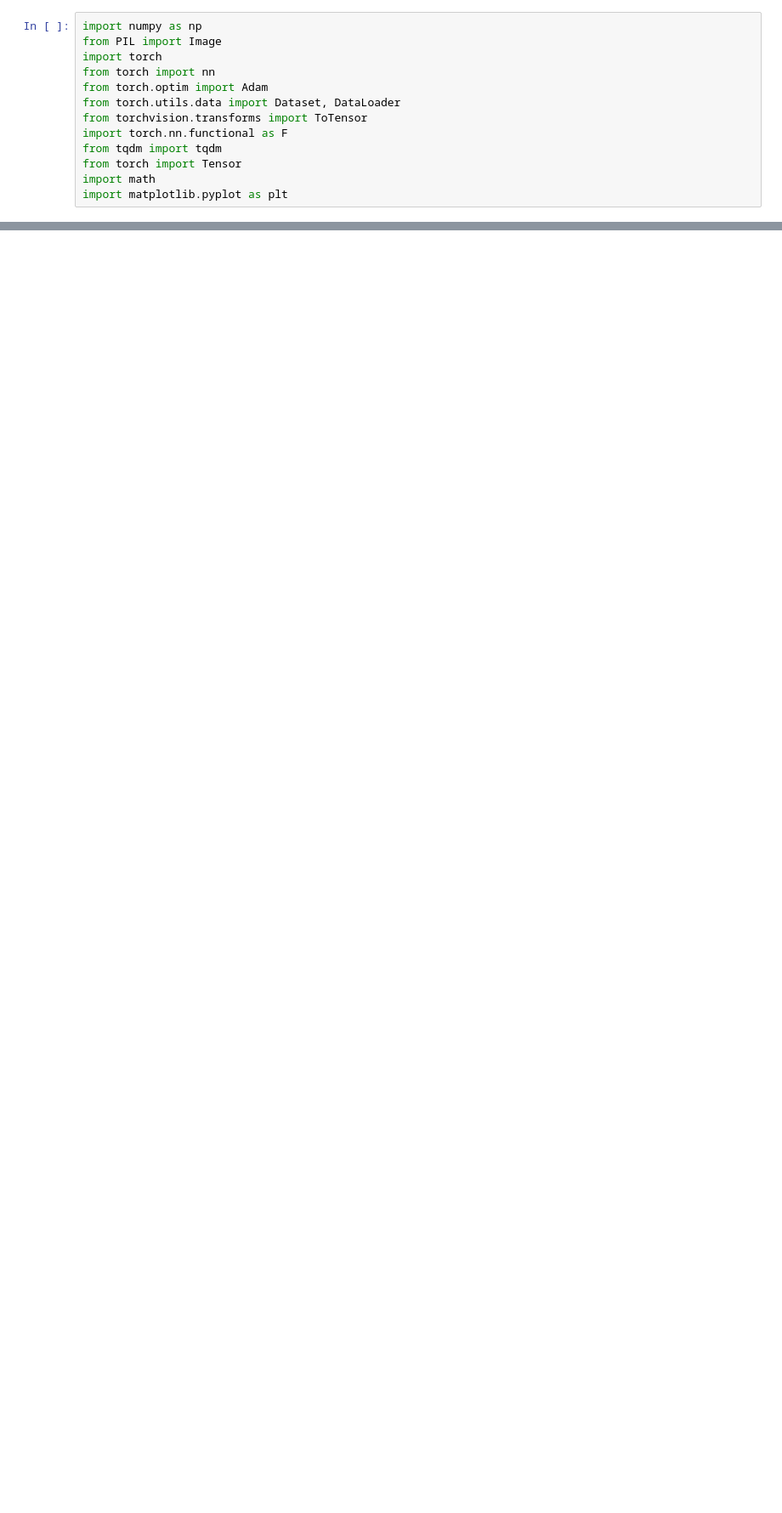
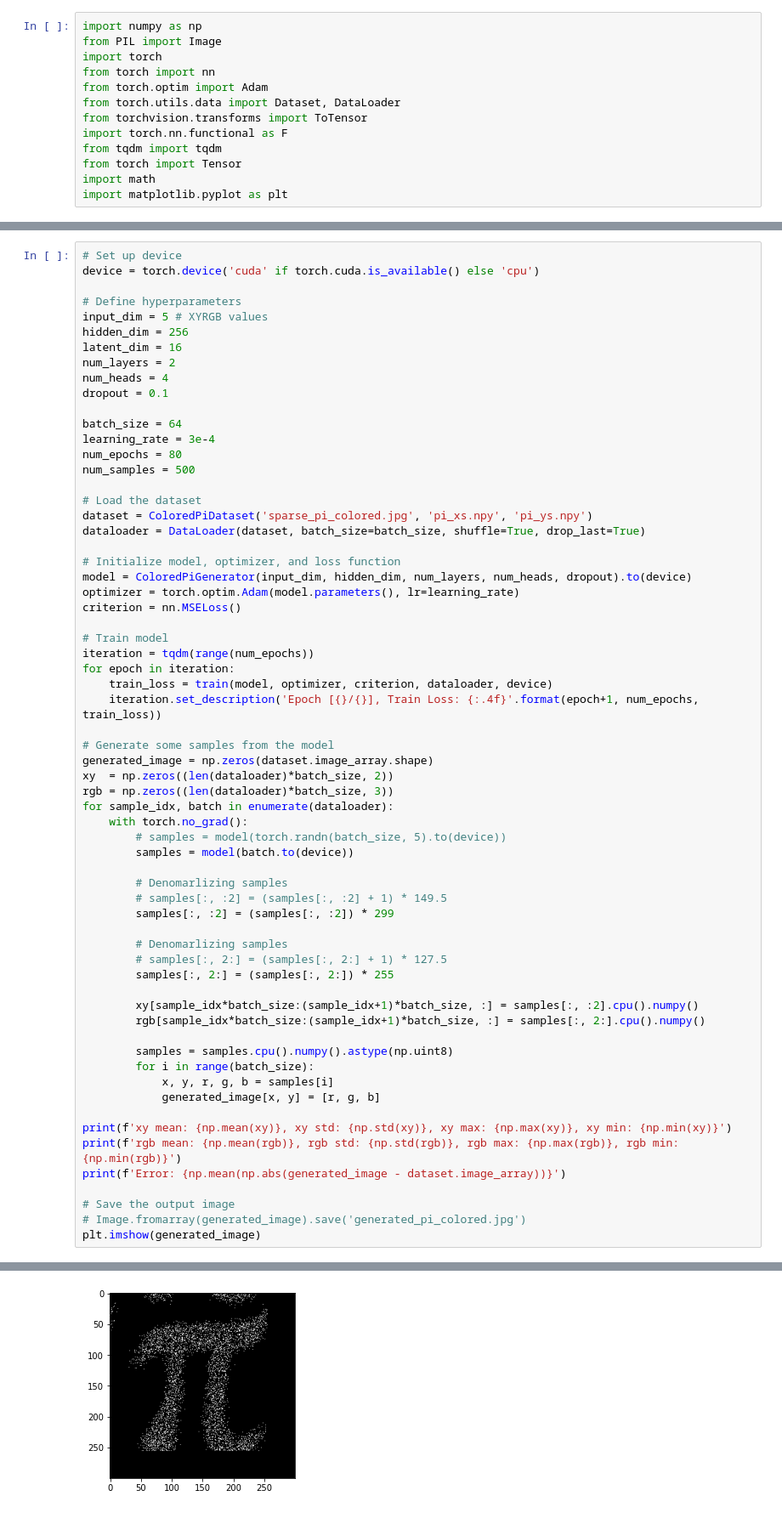
Before and after one commit to sty61010/piccollege2023, a Jupyter notebook: PicCollege_HW3_transformer.ipynb, the cells around one changed output, grey strips where cells are left out. Shown: that part at 85% size. Saved outputs shown, nothing was run; the diff lists cells and outputs as text; blank space fills up the shorter version.

```diff
--- a/PicCollege_HW3_transformer.ipynb
+++ b/PicCollege_HW3_transformer.ipynb
@@ -393,0 +139,65 @@ Error: 15.495537037037037
+# %%
+# Set up device
+device = torch.device('cuda' if torch.cuda.is_available() else 'cpu')
+
+# Define hyperparameters
+input_dim = 5 # XYRGB values
+hidden_dim = 256
+latent_dim = 16
+num_layers = 2
+num_heads = 4
+dropout = 0.1
+
+batch_size = 64
+learning_rate = 3e-4
+num_epochs = 80
+num_samples = 500
+
+# Load the dataset
+dataset = ColoredPiDataset('sparse_pi_colored.jpg', 'pi_xs.npy', 'pi_ys.npy')
+dataloader = DataLoader(dataset, batch_size=batch_size, shuffle=True, drop_last=True)
+
+# Initialize model, optimizer, and loss function
+model = ColoredPiGenerator(input_dim, hidden_dim, num_layers, num_heads, dropout).to(device)
+optimizer = torch.optim.Adam(model.parameters(), lr=learning_rate)
+criterion = nn.MSELoss()
+
+# Train model
+iteration = tqdm(range(num_epochs))
+for epoch in iteration:
+    train_loss = train(model, optimizer, criterion, dataloader, device)
+    iteration.set_description('Epoch [{}/{}], Train Loss: {:.4f}'.format(epoch+1, num_epochs, train_loss))
+
+# Generate some samples from the model
+generated_image = np.zeros(dataset.image_array.shape)
+xy  = np.zeros((len(dataloader)*batch_size, 2))
+rgb = np.zeros((len(dataloader)*batch_size, 3))
+for sample_idx, batch in enumerate(dataloader):
+    with torch.no_grad():
+        # samples = model(torch.randn(batch_size, 5).to(device))
+        samples = model(batch.to(device))
+
+        # Denomarlizing samples
+        # samples[:, :2] = (samples[:, :2] + 1) * 149.5
+        samples[:, :2] = (samples[:, :2]) * 299
+
+        # Denomarlizing samples
+        # samples[:, 2:] = (samples[:, 2:] + 1) * 127.5
+        samples[:, 2:] = (samples[:, 2:]) * 255
+
+        xy[sample_idx*batch_size:(sample_idx+1)*batch_size, :] = samples[:, :2].cpu().numpy()
+        rgb[sample_idx*batch_size:(sample_idx+1)*batch_size, :] = samples[:, 2:].cpu().numpy()
+
+        samples = samples.cpu().numpy().astype(np.uint8)
+        for i in range(batch_size):
+            x, y, r, g, b = samples[i]
+            generated_image[x, y] = [r, g, b]
+
+print(f'xy mean: {np.mean(xy)}, xy std: {np.std(xy)}, xy max: {np.max(xy)}, xy min: {np.min(xy)}')
+print(f'rgb mean: {np.mean(rgb)}, rgb std: {np.std(rgb)}, rgb max: {np.max(rgb)}, rgb min: {np.min(rgb)}')
+print(f'Error: {np.mean(np.abs(generated_image - dataset.image_array))}')
+
+# Save the output image
+# Image.fromarray(generated_image).save('generated_pi_colored.jpg')
+plt.imshow(generated_image)
+# %% [output]
@@ -393,0 +209 @@ Error: 15.495537037037037
+[figure, added]
```
Also changed, not shown: parts of 16 cells of this notebook, 7 other files.
